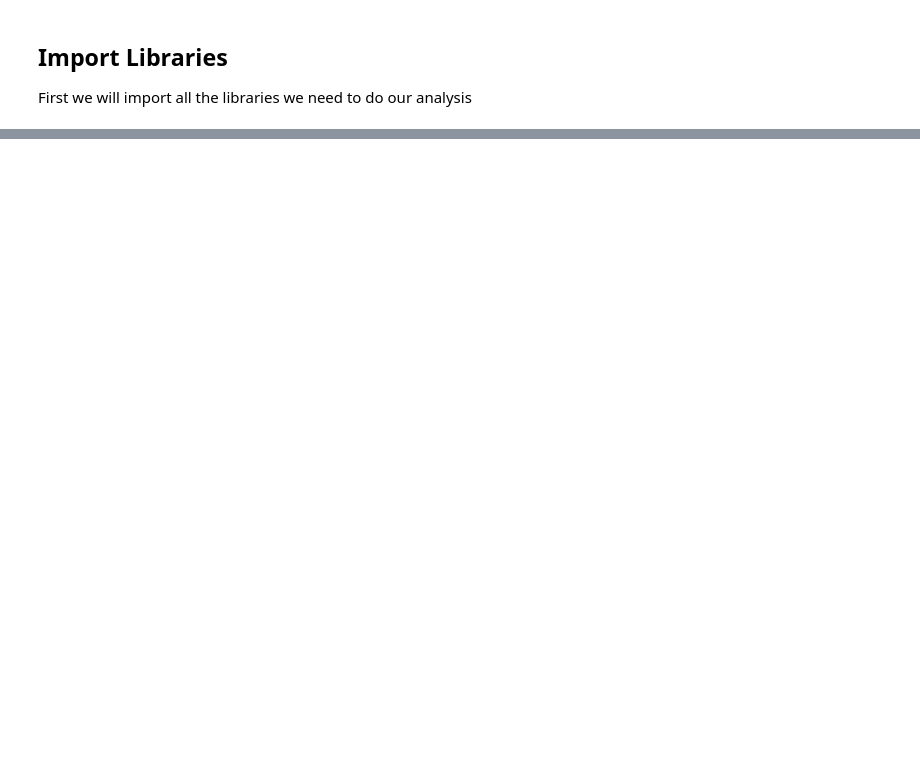
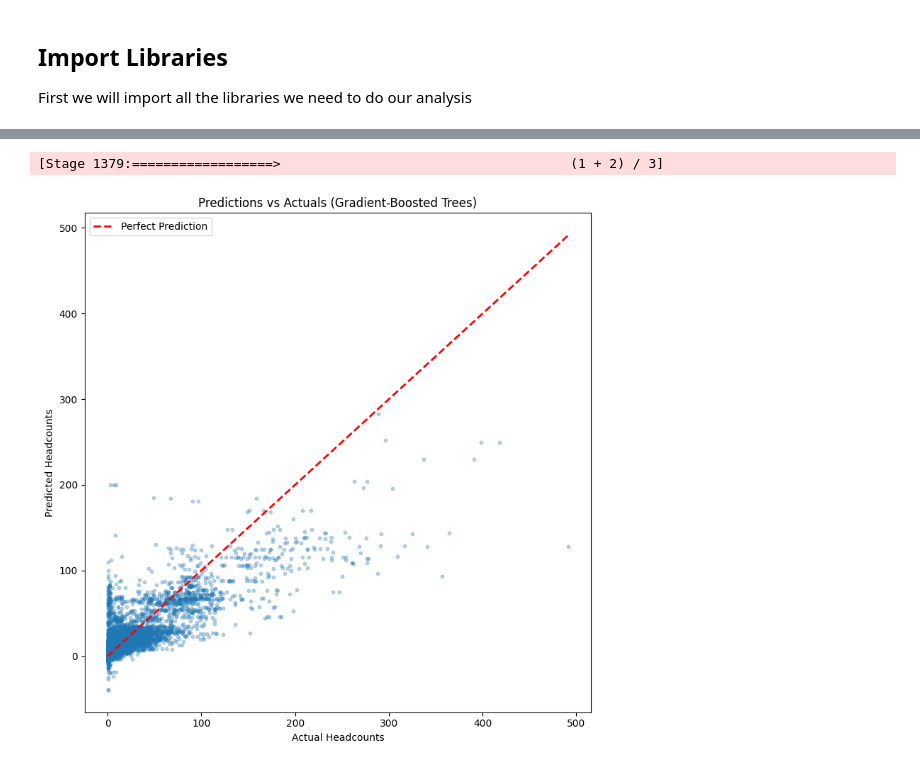
Before and after one commit to bhavin-prajapati/university-of-waterloo-enrolement, a Jupyter notebook: group_assignment.ipynb, the cells around one changed output, grey strips where cells are left out. Drawn from its saved outputs; the diff is of its cells as text; code cells hidden in the pictures; blank space fills up the shorter version.

```diff
--- a/group_assignment.ipynb
+++ b/group_assignment.ipynb
@@ -22,0 +484,21 @@ First we will import all the libraries we need to do our analysis
+# %%
+# Predictions vs Actuals scatter plot
+best_predictions = best_model.transform(test_df)
+pred_pd = best_predictions.select('label', 'prediction').toPandas()
+
+plt.figure(figsize=(8, 8))
+plt.scatter(pred_pd['label'], pred_pd['prediction'], alpha=0.3, s=10)
+
+# Perfect prediction line
+max_val = max(pred_pd['label'].max(), pred_pd['prediction'].max())
+plt.plot([0, max_val], [0, max_val], 'r--', linewidth=2, label='Perfect Prediction')
+
+plt.xlabel('Actual Headcounts')
+plt.ylabel('Predicted Headcounts')
+plt.title(f'Predictions vs Actuals ({best_model_name})')
+plt.legend()
+plt.tight_layout()
+plt.show()
+# %% [output]
+[Stage 1379:==================>                                     (1 + 2) / 3]
+[figure, added]
```
Also changed, not shown: parts of 38 cells of this notebook, 2 other files.
